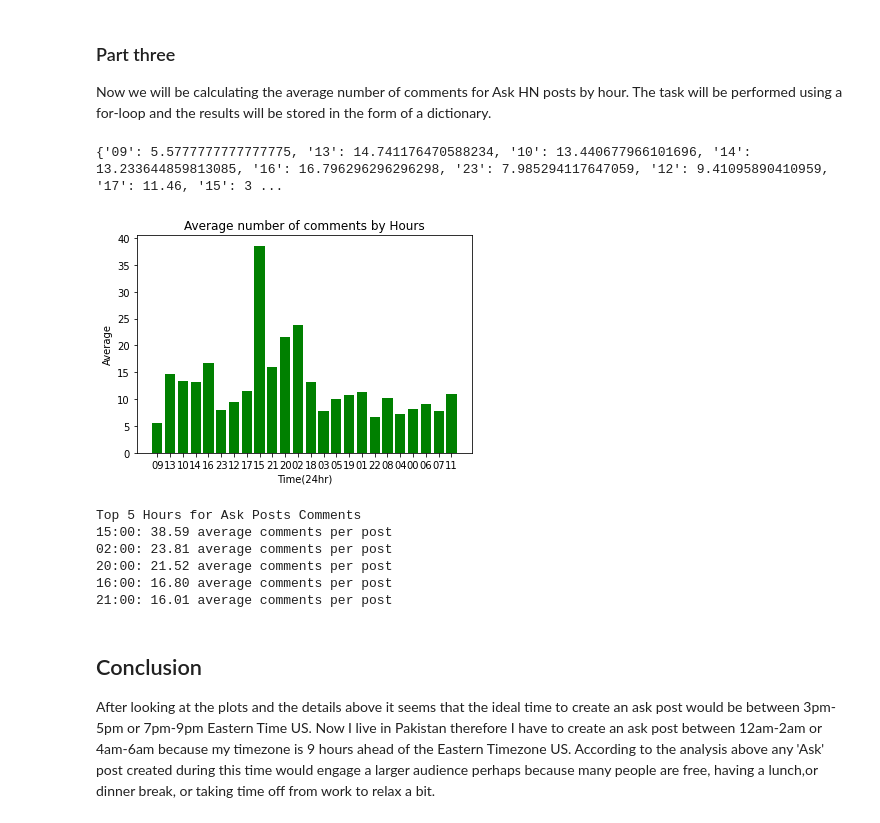
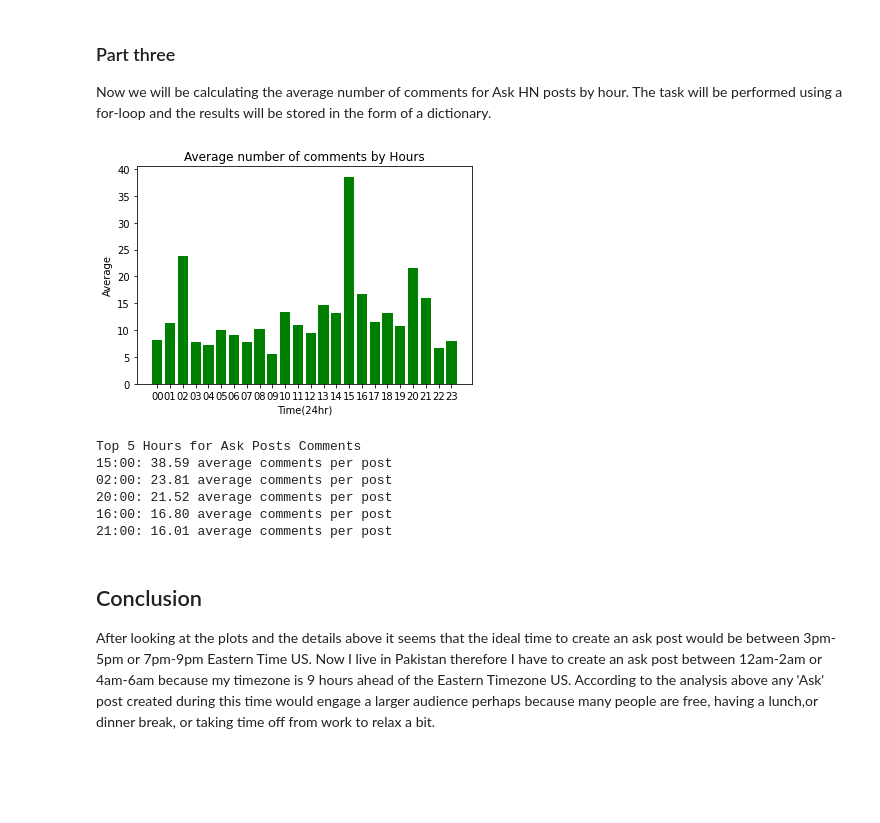
Before and after one commit to saad1998/Data-Analyst-Projects, a Jupyter notebook: Analyzing_HackerNews_project_2.ipynb, the cells around one changed output. Saved outputs shown, nothing was run; the diff lists cells and outputs as text; code cells hidden in the pictures; blank space fills up the shorter version.

```diff
--- a/Analyzing_HackerNews_project_2.ipynb
+++ b/Analyzing_HackerNews_project_2.ipynb
@@ -120,14 +124,21 @@ print(comments_by_hour)
 {'09': 45, '13': 85, '10': 59, '14': 107, '16': 108, '23': 68, '12': 73, '17': 100, '15': 116, '21': 109, '20': 80, '02': 58, '18': 109, '03': 54, '05': 46, '19': 110, '01': 60, '22': 71, '08': 48, '0 ...
 {'09': 251.0, '13': 1253.0, '10': 793.0, '14': 1416.0, '16': 1814.0, '23': 543.0, '12': 687.0, '17': 1146.0, '15': 4477.0, '21': 1745.0, '20': 1722.0, '02': 1381.0, '18': 1439.0, '03': 421.0, '05': 46 ...
 # %%
+sorted_keys_ask=sorted(counts_by_hour_ask.keys())
+print(sorted_keys)
+def sorted_vals(sorted_keys,data):
+    sorted_count=[]
+    for key in sorted_keys:
+        sorted_count.append(data[key])
+    return sorted_count
 #Plotting the number of posts
-plt.bar(range(len(counts_by_hour)),counts_by_hour.values(),tick_label=list(counts_by_hour.keys()))
+plt.bar(range(len(counts_by_hour_ask)),sorted_vals(sorted_keys_ask,counts_by_hour_ask),tick_label=sorted_keys_ask)
 plt.title('Number of posts made by Hours')
 plt.xlabel('Time(24hr)')
 plt.ylabel('Number of posts')
 plt.show()
 #Plotting comments on a post
-plt.bar(range(len(comments_by_hour)),comments_by_hour.values(),tick_label=list(comments_by_hour.keys()),color='r')
+plt.bar(range(len(comments_by_hour_ask)),sorted_vals(sorted_keys_ask,comments_by_hour_ask),tick_label=sorted_keys_ask,color='r')
 plt.title('Number of comments made by Hours')
 plt.xlabel('Time(24hr)')
 plt.ylabel('Number of comments')
@@ -143,42 +155,40 @@ By observing both the graphs it seems that user engagement is at its peak betwee
 Now we will be calculating the average number of comments for Ask HN posts by hour. The task will be performed using a for-loop and the results will be stored in the form of a dictionary.
 # %%
 #Calculating the Average Number of Comments for Ask HN Posts by Hour
+def avg_by_hour(comments_by_hour,counts_by_hour):
+    avg_by_hour={} #Dictionary that would contain the average number of comments for Ask HN posts by Hour
 
-avg_by_hour={} #Dictionary that would contain the average number of comments for Ask HN posts by Hour
-
-for key in counts_by_hour:
-    avg_by_hour[key]=comments_by_hour[key]/counts_by_hour[key]
-
-print(avg_by_hour)
+    for key in counts_by_hour:
+        avg_by_hour[key]=comments_by_hour[key]/counts_by_hour[key]
+    return avg_by_hour
+avg_by_hour_ask=avg_by_hour(comments_by_hour_ask,counts_by_hour_ask)
-# %% [output]
-{'09': 5.5777777777777775, '13': 14.741176470588234, '10': 13.440677966101696, '14': 13.233644859813085, '16': 16.796296296296298, '23': 7.985294117647059, '12': 9.41095890410959, '17': 11.46, '15': 3 ...
 # %%
 #Plotting average number of comments on a post by hour.
-plt.bar(range(len(avg_by_hour)),avg_by_hour.values(),tick_label=list(avg_by_hour.keys()),color='g')
+plt.bar(range(len(avg_by_hour_ask)),sorted_vals(sorted_keys,avg_by_hour_ask),tick_label=sorted_keys,color='g')
 plt.title('Average number of comments by Hours')
 plt.xlabel('Time(24hr)')
 plt.ylabel('Average')
 plt.show()
 #Extracting the top 5 hours with a high user engagement.
 swap_avg_by_hour=[]
-for key in avg_by_hour:
+for key in avg_by_hour_ask:
     temp_list=[]
-    temp_list.append(avg_by_hour[key])
+    temp_list.append(avg_by_hour_ask[key])
     temp_list.append(key)
     swap_avg_by_hour.append(temp_list)
 
 sorted_swap=sorted(swap_avg_by_hour,reverse=True)
 
 print("Top 5 Hours for Ask Posts Comments")
 string_format="{time}: {val:.2f} average comments per post"
 for row in sorted_swap[:5]:
     date=row[1]
     val=row[0]
     dt_object=dt.datetime.strptime(date,"%H")
     dt_string=dt_object.strftime("%H:%M")
     print(string_format.format(time=dt_string,val=val))
 # %% [output]
-[figure, old version]
+[figure, new version]
 Top 5 Hours for Ask Posts Comments
 15:00: 38.59 average comments per post
 02:00: 23.81 average comments per post
```
Also changed, not shown: parts of 3 cells of this notebook.
